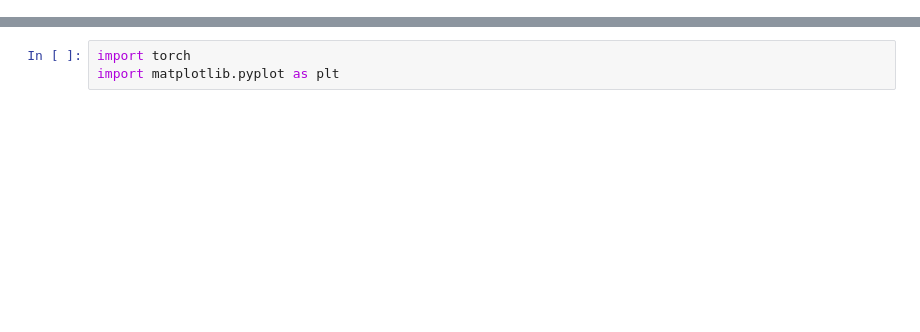
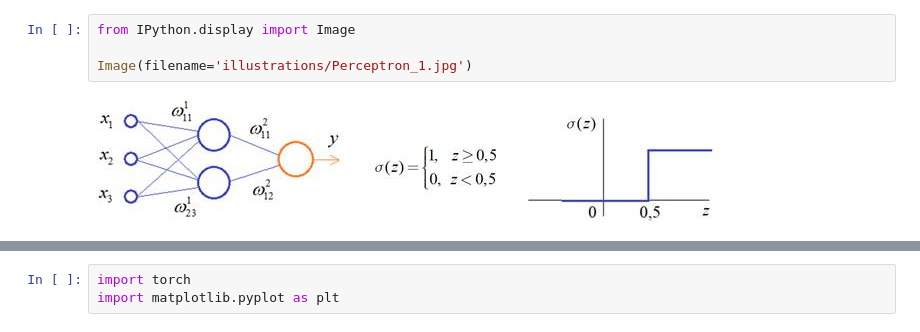
Before and after one commit to Boilingstars/LabsAIPytorch, a Jupyter notebook: 4. Простейшие нейросети на тензорах.ipynb, the cells around one changed output, grey strips where cells are left out. Drawn from its saved outputs; the diff is of its cells as text; blank space fills up the shorter version.

```diff
--- a/4. Простейшие нейросети на тензорах.ipynb
+++ b/4. Простейшие нейросети на тензорах.ipynb
@@ -0,0 +5,6 @@
+# %%
+from IPython.display import Image
+
+Image(filename='illustrations/Perceptron_1.jpg')
+# %% [output]
+[figure, added]
```
Also changed, not shown: parts of 36 cells of this notebook, 18 other files.
